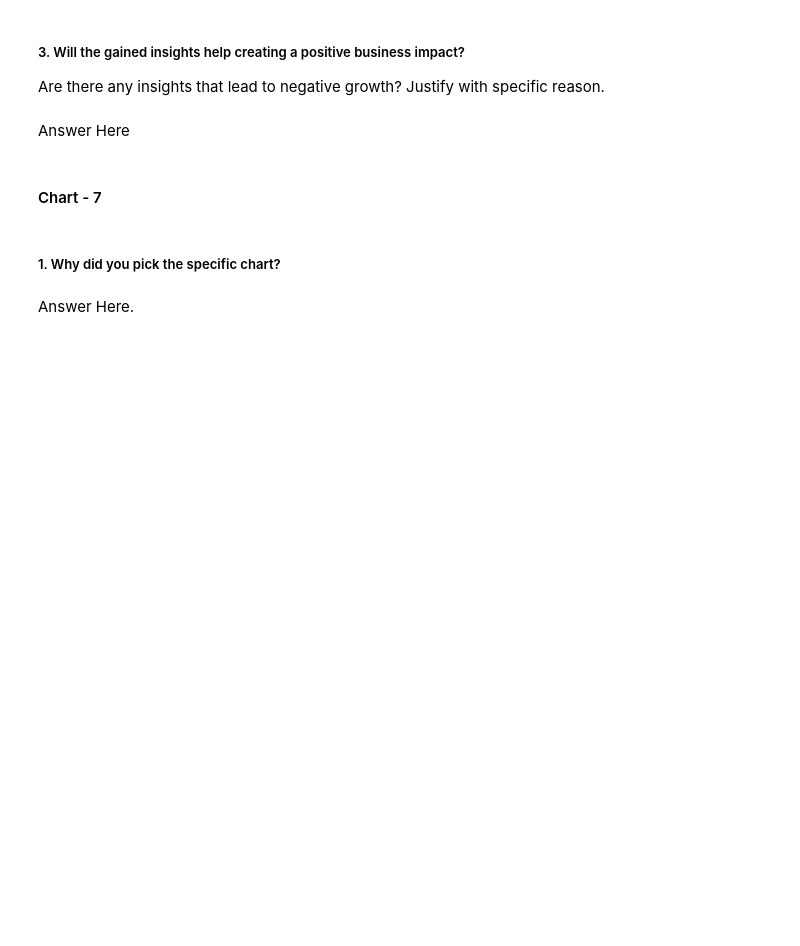
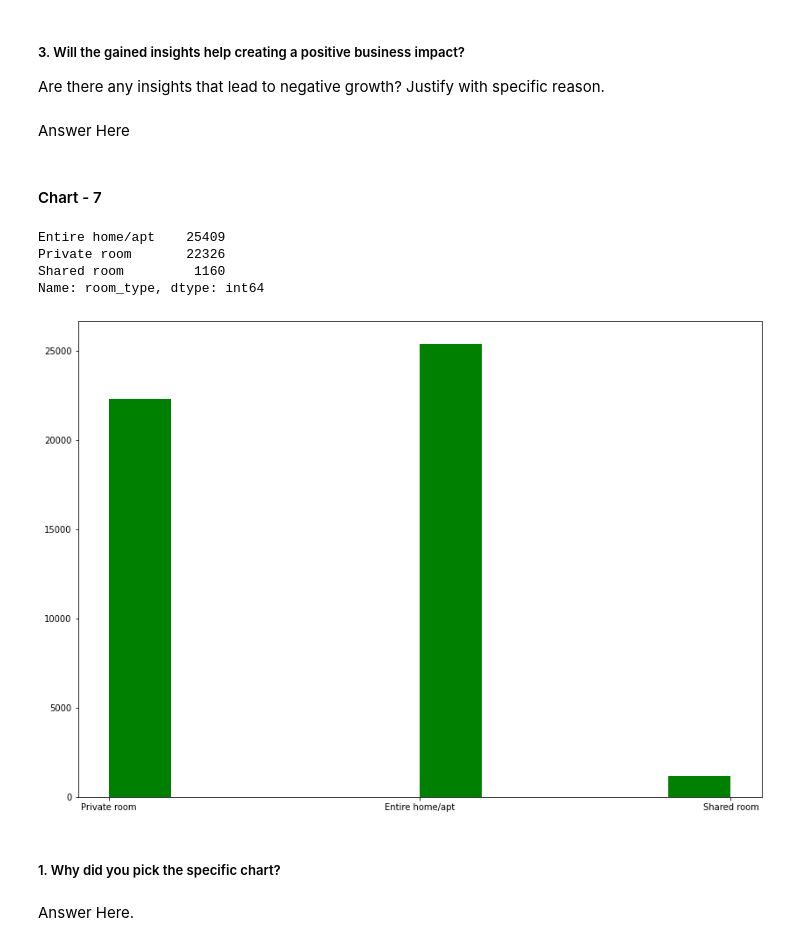
Before and after one commit to HemantSingh108/Airbnb_booking_analysis, a Jupyter notebook: Airbnb_Bookings_Analysis_Capstone_Project.ipynb, the cells around one changed output. Saved outputs shown, nothing was run; the diff lists cells and outputs as text; code cells hidden in the pictures; blank space fills up the shorter version.

```diff
--- a/Airbnb_Bookings_Analysis_Capstone_Project.ipynb
+++ b/Airbnb_Bookings_Analysis_Capstone_Project.ipynb
@@ -428,6 +449,18 @@ Answer Here
 #### Chart - 7
 # %%
 # Chart - 7 visualization code
+Data['room_type'].value_counts()
+# %% [output]
+Entire home/apt    25409
+Private room       22326
+Shared room         1160
+Name: room_type, dtype: int64
+# %%
+plt.figure(figsize=(14,10))
+plt.hist(Data['room_type'],color='green')
+plt.show()
+# %% [output]
+[figure, added]
 # %% [markdown]
 ##### 1. Why did you pick the specific chart?
 # %% [markdown]
```
Also changed, not shown: parts of 6 cells of this notebook.
